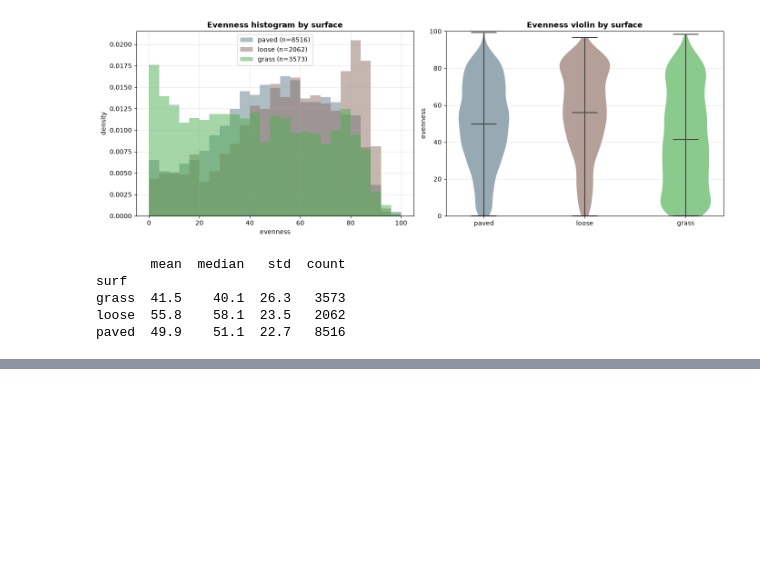
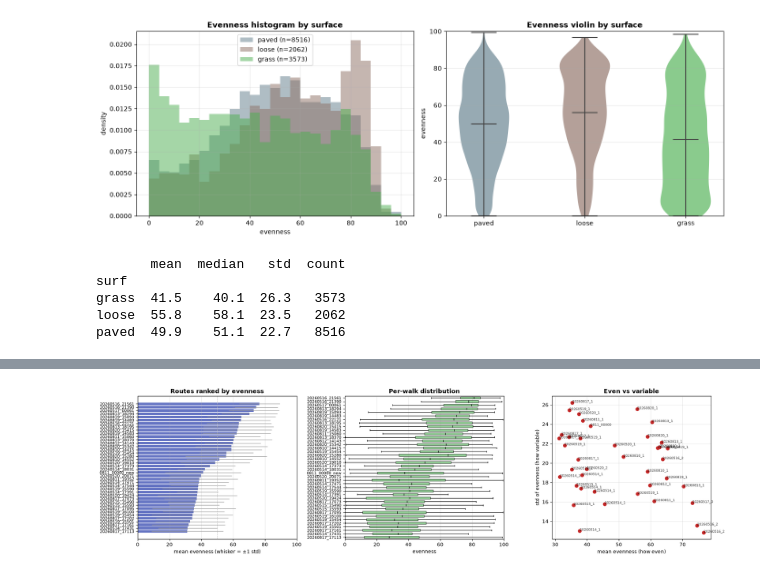
Before and after one commit to zhou-cat/WalkSensePlace, a Jupyter notebook: notebooks/evenness_score_unsupervised.ipynb, the cells around one changed output, grey strips where cells are left out. Saved outputs shown, nothing was run; the diff lists cells and outputs as text; code cells hidden in the pictures; blank space fills up the shorter version.

Commit message:
even

```diff
--- a/notebooks/evenness_score_unsupervised.ipynb
+++ b/notebooks/evenness_score_unsupervised.ipynb
@@ -21,8 +21,15 @@ from scipy.stats import norm
 # Relative paths resolve from the notebook's working directory (print(os.getcwd()) to check).
 # For certainty, use an absolute path, e.g.:
 #   RAW_GLOB = r'C:\\Users\\Sam\\WalkSensePlace\\Individual Users\\**\\*.csv'
-RAW_GLOB   = r'C:\\Users\\Sam\\WalkSensePlace\\Individual Users\\**\\*.csv'
-CHARTS_DIR = 'Charts_Graphs'; os.makedirs(CHARTS_DIR, exist_ok=True)
+REPO_ROOT = os.getcwd()
+for _ in range(6):
+    if os.path.isdir(os.path.join(REPO_ROOT, 'Individual Users')): break
+    _up = os.path.dirname(REPO_ROOT)
+    if _up == REPO_ROOT: break
+    REPO_ROOT = _up
+print('REPO_ROOT =', REPO_ROOT)
+RAW_GLOB   = os.path.join(REPO_ROOT, 'Individual Users', '**', '*.csv')
+CHARTS_DIR = os.path.join(REPO_ROOT, 'Charts_Graphs'); os.makedirs(CHARTS_DIR, exist_ok=True)
 
 # ---- signal / layout ----
 FS = 62.5; MIN_DP, MAX_DP = 15, 150
@@ -219,8 +229,12 @@ Apply the fitted scaler to any recording (no labels), returning a per-step evenn
 # %%
 def score_recording(csv_path, scaler=SCALER):
     raw = pd.read_csv(csv_path, low_memory=False)
+    if 'sole_id' not in raw.columns:
+        raise ValueError(f"{os.path.basename(csv_path)} has no 'sole_id' column")
+    soles = list(raw['sole_id'].dropna().unique())
+    pairs = [(s, ('right' if str(s) in ('1','1.0') else 'left' if str(s) in ('2','2.0') else f'sole{s}')) for s in soles]
     parts = []
-    for sole, foot in [(1,'right'), (2,'left')]:
+    for sole, foot in (pairs or [(1,'right'),(2,'left')]):
         st = extract_steps(raw[raw['sole_id'] == sole], os.path.basename(csv_path), foot)
         if len(st): parts.append(st)
     if not parts: return pd.DataFrame()
@@ -355,0 +441,33 @@ paved  49.9    51.1  22.7   8516
+# %%
+if len(walks):
+    # per-walk step distributions, in the same (even-ascending) order as `walks`
+    per = {os.path.basename(f): score_recording(f)['evenness'].values
+           for f in sorted(glob.glob(WALKS_GLOB, recursive=True))
+           if os.path.basename(f) in set(walks['walk'])}
+    order = list(walks['walk']); short = [w.replace('REC_','').replace('.csv','')[:14] for w in order]
+
+    fig, ax = plt.subplots(1, 3, figsize=(18, 5))
+    # (1) ranked mean +/- std
+    m = walks['mean_evenness'].values; sd = walks['std_evenness'].values
+    ax[0].barh(range(len(order)), m, xerr=sd, color='#3F51B5', alpha=.8, error_kw=dict(ecolor='#999', lw=1))
+    ax[0].set_yticks(range(len(order))); ax[0].set_yticklabels(short, fontsize=8)
+    ax[0].axvline(50, color='#bbb', ls='--', lw=.8); ax[0].set_xlim(0,100)
+    ax[0].set_xlabel('mean evenness (whisker = ±1 std)'); ax[0].set_title('Routes ranked by evenness', fontweight='bold'); ax[0].grid(axis='x', alpha=.3)
+    # (2) per-walk distributions
+    data = [per[w] for w in order]
+    bp = ax[1].boxplot(data, vert=False, patch_artist=True, showfliers=False, widths=.6)
+    for b in bp['boxes']: b.set_facecolor('#4CAF50'); b.set_alpha(.6)
+    for med in bp['medians']: med.set_color('black')
+    ax[1].set_yticks(range(1,len(order)+1)); ax[1].set_yticklabels(short, fontsize=8)
+    ax[1].set_xlim(0,100); ax[1].set_xlabel('evenness'); ax[1].set_title('Per-walk distribution', fontweight='bold'); ax[1].grid(axis='x', alpha=.3)
+    # (3) even vs variable
+    ax[2].scatter(walks['mean_evenness'], walks['std_evenness'], s=45, color='#C62828')
+    for _,r in walks.iterrows():
+        ax[2].annotate(r['walk'].replace('REC_','')[:10], (r['mean_evenness'], r['std_evenness']), fontsize=7, alpha=.7)
+    ax[2].set_xlabel('mean evenness (how even)'); ax[2].set_ylabel('std of evenness (how variable)')
+    ax[2].set_title('Even vs variable', fontweight='bold'); ax[2].grid(alpha=.3)
+    plt.tight_layout(); plt.savefig(os.path.join(CHARTS_DIR,'evenness_by_walk.png'), dpi=140, bbox_inches='tight'); plt.show()
+else:
+    print('No walks analysed — check WALKS_GLOB.')
+# %% [output]
+[figure, added]
```
Also changed, not shown: parts of 7 cells of this notebook, 6 other files.
